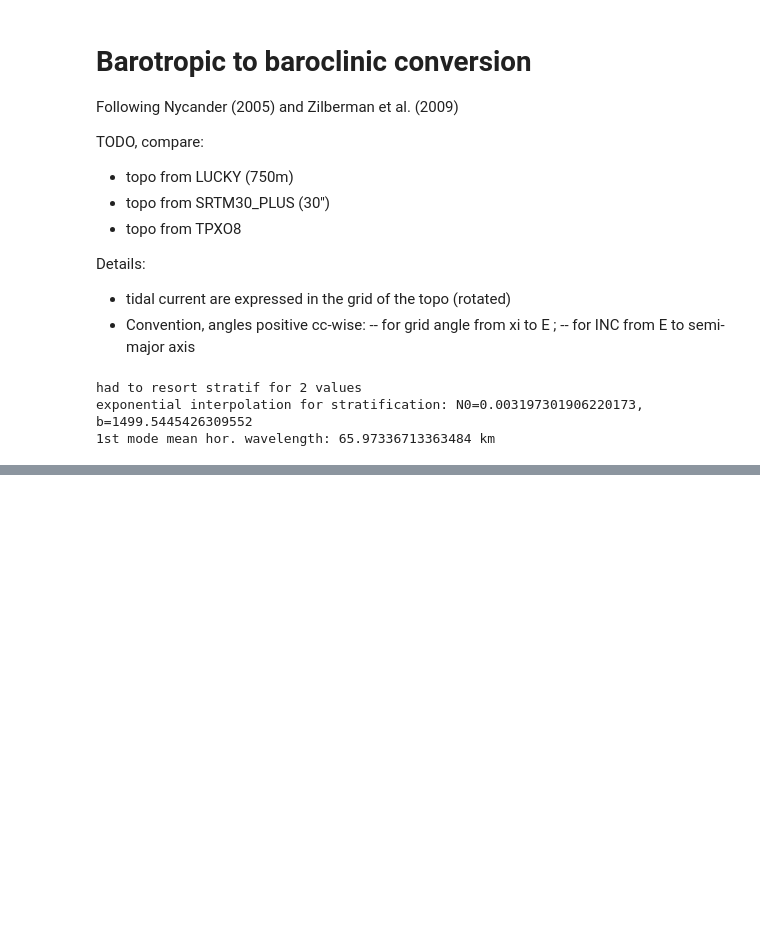
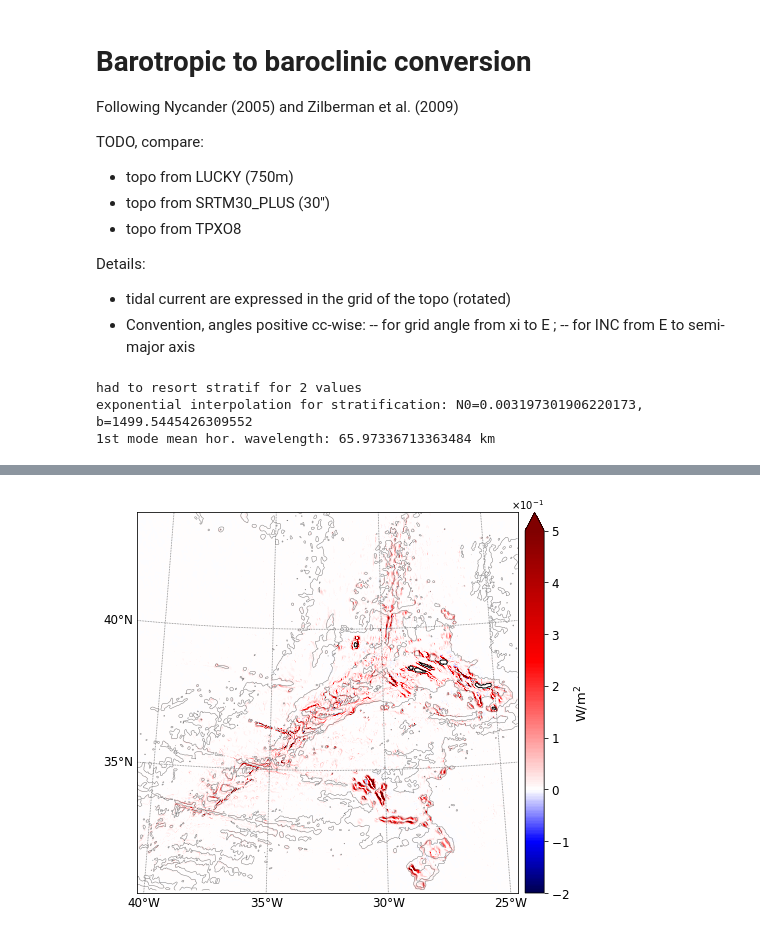
Before and after one commit to NoeLahaye/Int_Tide_Conv, a Jupyter notebook: Nycander_conv.ipynb, the cells around one changed output, grey strips where cells are left out. Cells and saved outputs as stored; diff of their text form; code cells hidden in the pictures; blank space fills up the shorter version.

Commit message:
add plot Ef ; clean Nycander_conv

```diff
--- a/Nycander_conv.ipynb
+++ b/Nycander_conv.ipynb
@@ -62,7 +61,7 @@ elif topo == 'tpxo8':
     varh = TODO
 
 # --- tide dataset ---
-tide = 'lucky' #'tpxo7' #
+tide = 'tpxo8' #'tpxo7' #
 
 if tide == 'lucky':
     uname = path_data+'luckym2_frc.nc'
@@ -176,7 +175,7 @@ def spe_filt(kk,kone=1.,fmod='heavy'):
         return np.ones(kk.shape)
 # %%
 ### go for it -- this version valid for LUCKY topo
-dowin = False
+dowin = True
 npad = 500
 
 if doverb:
@@ -319,0 +235,74 @@ plt.plot(xdif,dy,xx,sdh,'--k')
+# %%
+from matplotlib.colors import Normalize
+
+class MidpointNormalize(Normalize):
+    def __init__(self, vmin=None, vmax=None, midpoint=None, clip=False):
+        self.midpoint = midpoint
+        Normalize.__init__(self, vmin, vmax, clip)
+
+    def __call__(self, value, clip=None):
+        # I'm ignoring masked values and all kinds of edge cases to make a
+        # simple example...
+        x, y = [self.vmin, self.midpoint, self.vmax], [0, 0.5, 1]
+        return np.ma.masked_array(np.interp(value, x, y))
+
+norm = MidpointNormalize(midpoint=0)
+# %%
+### parameters for plotting
+picdir = 'pictures/'
+toplot = C_t.T
+hplot = -h_t.T
+mask = (hplot<10)
+
+fs       = 12
+proj     = 'lcc'
+res      = 'i'
+stride   = 5
+Lx,Ly    = 1500e3,1500e3 # extend in m
+cmap = plt.get_cmap('seismic')
+zlevs=[0,2000,3500]
+topocol='k'     # isobath. contour color
+grdcol='gray'   # grid color
+mascale = 'linear'# "log" #
+
+if mascale == "linear":
+    valmax = 0.5
+    valmin = -0.2
+elif mascale == 'log':
+    valmin = 1e-6
+    valmax = 0.1
+    levels = np.logspace(np.log10(valmin),np.log10(valmax),11)
+
+### do the plot
+fig = plt.figure(figsize=(8,7))
+ax = plt.subplot(111)
+bm = Basemap(projection=proj,resolution=res,lon_0=lon_h.mean(),
+        lat_0=lat_h.mean(),width=Lx,height=Ly)
+xx, yy = bm(lon_h.T, lat_h.T)
+bm.drawcoastlines(color='black')
+bm.fillcontinents(color='white')
+bm.drawparallels(np.arange(-60,70,stride),labels=[1,0,0,0],linewidth=0.8,\
+                fontsize=fs,color=grdcol)
+bm.drawmeridians(np.arange(-100,100,stride),labels=[0,0,0,1],linewidth=0.8,\
+                fontsize=fs,color=grdcol)
+
+bm.contour(xx,yy,hplot,zlevs,colors=topocol,linewidths=0.5,alpha=0.5)
+if mascale == 'linear':
+    hpc = bm.pcolormesh(xx,yy,np.ma.masked_array(toplot,mask),vmax=valmax,\
+                      vmin=valmin,norm=norm,cmap=cmap)
+    hcb = bm.colorbar(hpc,extend='max')
+    hcb.formatter.set_powerlimits((-1, 1))
+    hcb.formatter.set_useMathText(True)
+    #cb.set_ticks(np.arange(-0.2,0.6,0.1))
+    hcb.update_ticks()
+elif mascale == 'log':
+    hpc = bm.contourf(xx,yy,np.ma.masked_array(toplot,mask),levels,cmap=cmap,norm = LogNorm(),linestyles=None)
+    hcb = bm.colorbar(hpc)
+#for item in hpc.collections:
+#    item.set_rasterized('True')
+hcb.ax.tick_params(labelsize=fs)
+
+hcb.set_label(r'$W/m^2$',fontsize=fs+1)
+plt.savefig(picdir+'Ct_LUCKY_TPXO8_{}.png'.format(mascale),magnification='auto',dpi=200,bbox_inches='tight')
+# %% [output]
+[figure, added]
```
Also changed, not shown: parts of 10 cells of this notebook, 1 other file.
